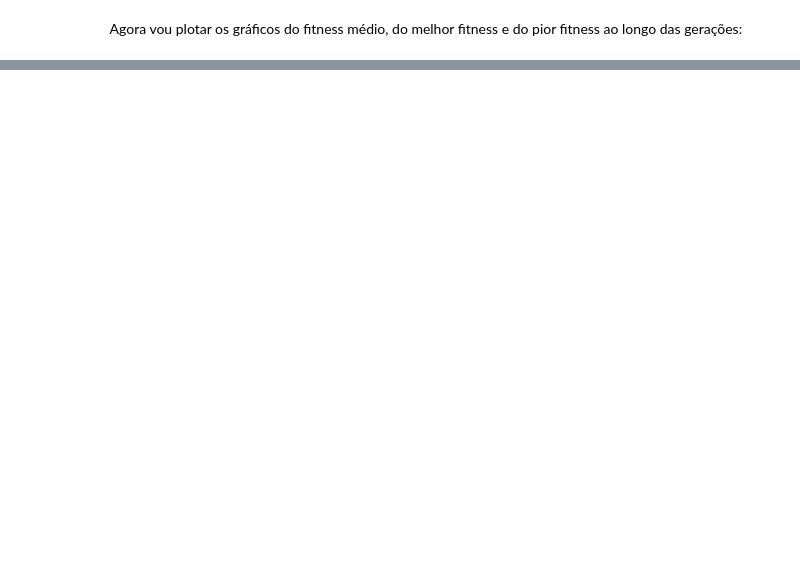
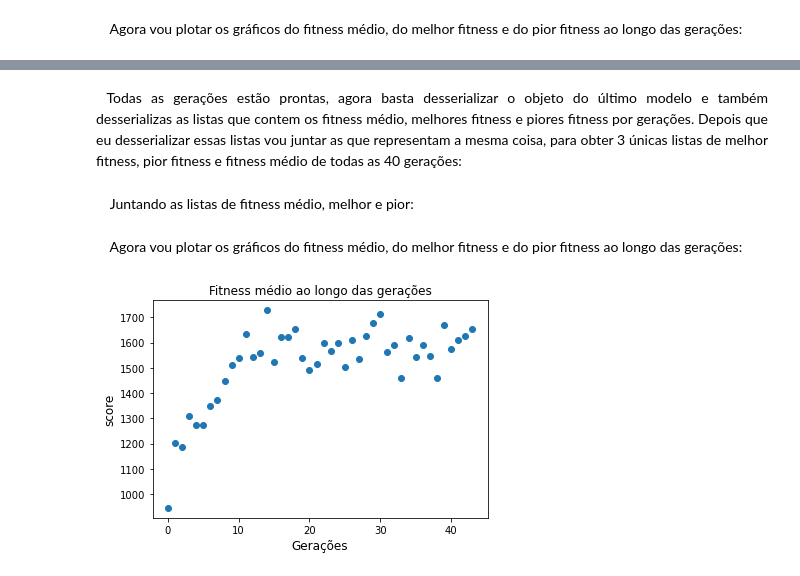
Before and after one commit to MateusOlivi/Machine-Learning, a Jupyter notebook: Projeto3/python3test/Projeto3.ipynb, the cells around one changed output, grey strips where cells are left out. Cells and saved outputs as stored; diff of their text form; code cells hidden in the pictures; blank space fills up the shorter version.

```diff
--- a/Projeto3/python3test/Projeto3.ipynb
+++ b/Projeto3/python3test/Projeto3.ipynb
@@ -680,0 +837,13 @@ fitness_progressMC, best_individualMC, worst_individualMC = modelMediumClassic.r
+# %%
+import pickle
+
+def serialize(caminho, objeto):
+    outfile = open(caminho,'wb')
+    pickle.dump(objeto,outfile)
+    outfile.close()
+
+def deserialize(caminho):
+    infile = open(caminho,'rb')
+    objeto = pickle.load(infile)
+    infile.close()
+    return objeto
@@ -680,0 +966,32 @@ fitness_progressMC, best_individualMC, worst_individualMC = modelMediumClassic.r
+# %% [markdown]
+<p style="text-align: justify;">
+&emsp;Todas as gerações estão prontas, agora basta desserializar o objeto do último modelo e também desserializas as listas que contem os fitness médio, melhores fitness e piores fitness por gerações. Depois que eu desserializar essas listas vou juntar as que representam a mesma coisa, para obter 3 únicas listas de melhor fitness, pior fitness e fitness médio de todas as 40 gerações:
+# %%
+modelOriginalClassicTotal = deserialize(sys.path[0]+'/serialize/OriginalClassicGeneration30-40.pkl')
+
+fitness_progress0a10 = deserialize(sys.path[0]+'/serialize/fitnessprogressGeneration0-10.pkl')
+fitness_progress10a20 = deserialize(sys.path[0]+'/serialize/fitnessprogressGeneration10-20.pkl')
+fitness_progress20a30 = deserialize(sys.path[0]+'/serialize/fitnessprogressGeneration20-30.pkl')
+fitness_progress30a40 = deserialize(sys.path[0]+'/serialize/fitnessprogressGeneration30-40.pkl')
+
+best_individual0a10 = deserialize(sys.path[0]+'/serialize/bestindividualGeneration0-10.pkl')
+best_individual10a20 = deserialize(sys.path[0]+'/serialize/bestindividualGeneration10-20.pkl')
+best_individual20a30 = deserialize(sys.path[0]+'/serialize/bestindividualGeneration20-30.pkl')
+best_individual30a40 = deserialize(sys.path[0]+'/serialize/bestindividualGeneration30-40.pkl')
+
+worst_individual0a10 = deserialize(sys.path[0]+'/serialize/worstindividualGeneration0-10.pkl')
+worst_individual10a20 = deserialize(sys.path[0]+'/serialize/worstindividualGeneration10-20.pkl')
+worst_individual20a30 = deserialize(sys.path[0]+'/serialize/worstindividualGeneration20-30.pkl')
+worst_individual30a40 = deserialize(sys.path[0]+'/serialize/worstindividualGeneration30-40.pkl')
+# %% [markdown]
+&emsp; Juntando as listas de fitness médio, melhor e pior:
+# %%
+fitness_progressOCTotal = fitness_progress0a10 + fitness_progress10a20 + fitness_progress20a30 + fitness_progress30a40
+best_individualOCTotal = best_individual0a10 + best_individual10a20 + best_individual20a30 + best_individual30a40
+worst_individualOCTotal = worst_individual0a10 + worst_individual10a20 + worst_individual20a30 + worst_individual30a40
+# %% [markdown]
+&emsp; Agora vou plotar os gráficos do fitness médio, do melhor fitness e do pior fitness ao longo das gerações:
+# %%
+plotGraph(fitness_progressOCTotal, 'Fitness médio ao longo das gerações')
+# %% [output]
+[figure, added]
```
Also changed, not shown: parts of 125 cells of this notebook, 25 other files.
